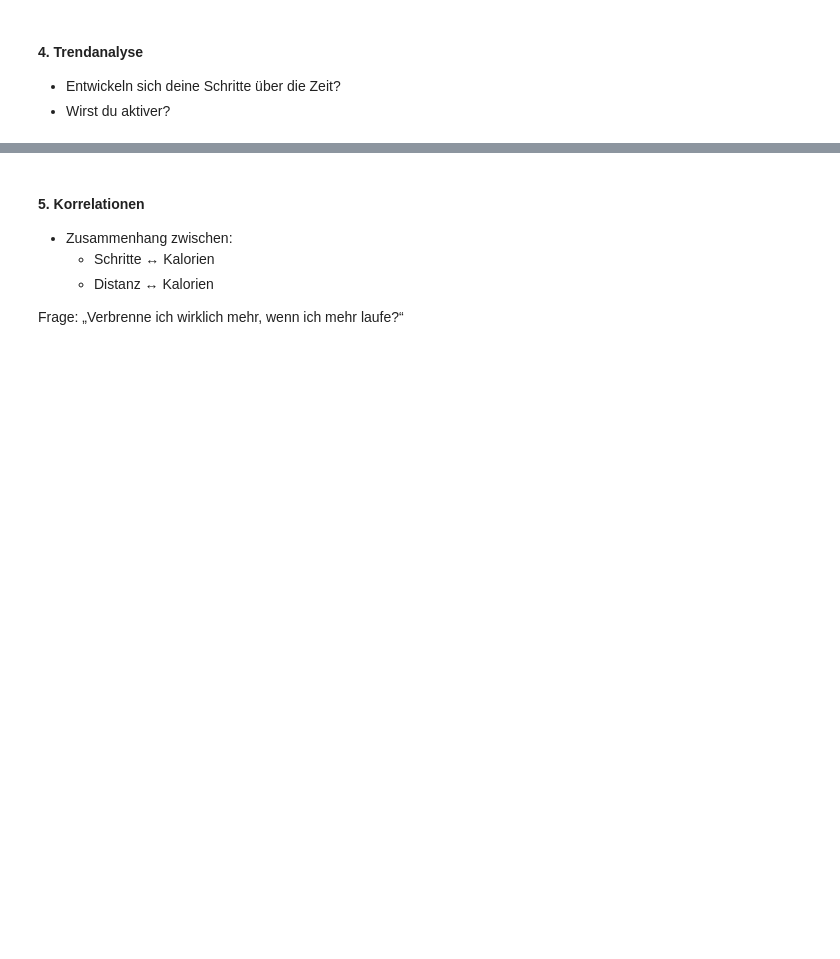
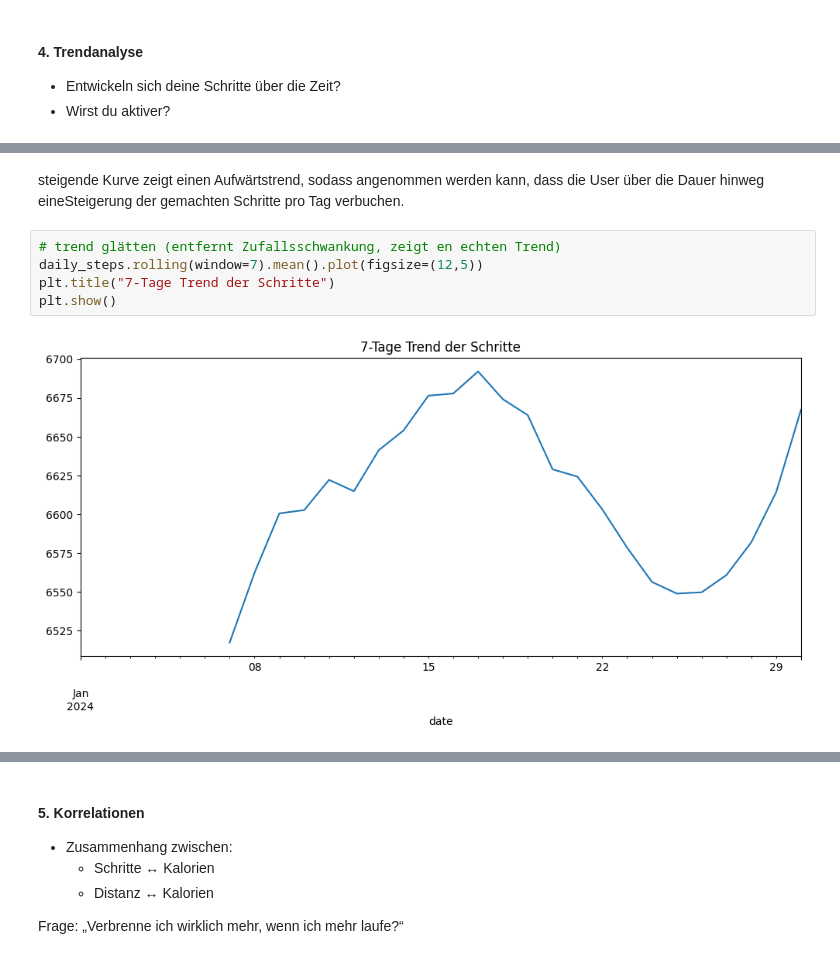
Before and after one commit to EllieZartmann/DataAnalytics, a Jupyter notebook: 04_tableau/training.ipynb, the cells around one changed output, grey strips where cells are left out. Cells and saved outputs as stored; diff of their text form; blank space fills up the shorter version.

```diff
--- a/04_tableau/training.ipynb
+++ b/04_tableau/training.ipynb
@@ -296,0 +313,9 @@ df.groupby(["user_id", "is_weekend"])["steps"].mean().unstack()
+# %% [markdown]
+steigende Kurve zeigt einen Aufwärtstrend, sodass angenommen werden kann, dass die User über die Dauer hinweg eineSteigerung der gemachten Schritte pro Tag verbuchen.
+# %%
+# trend glätten (entfernt Zufallsschwankung, zeigt en echten Trend)
+daily_steps.rolling(window=7).mean().plot(figsize=(12,5))
+plt.title("7-Tage Trend der Schritte")
+plt.show()
+# %% [output]
+[figure, added]
```
Also changed, not shown: parts of 16 cells of this notebook.
